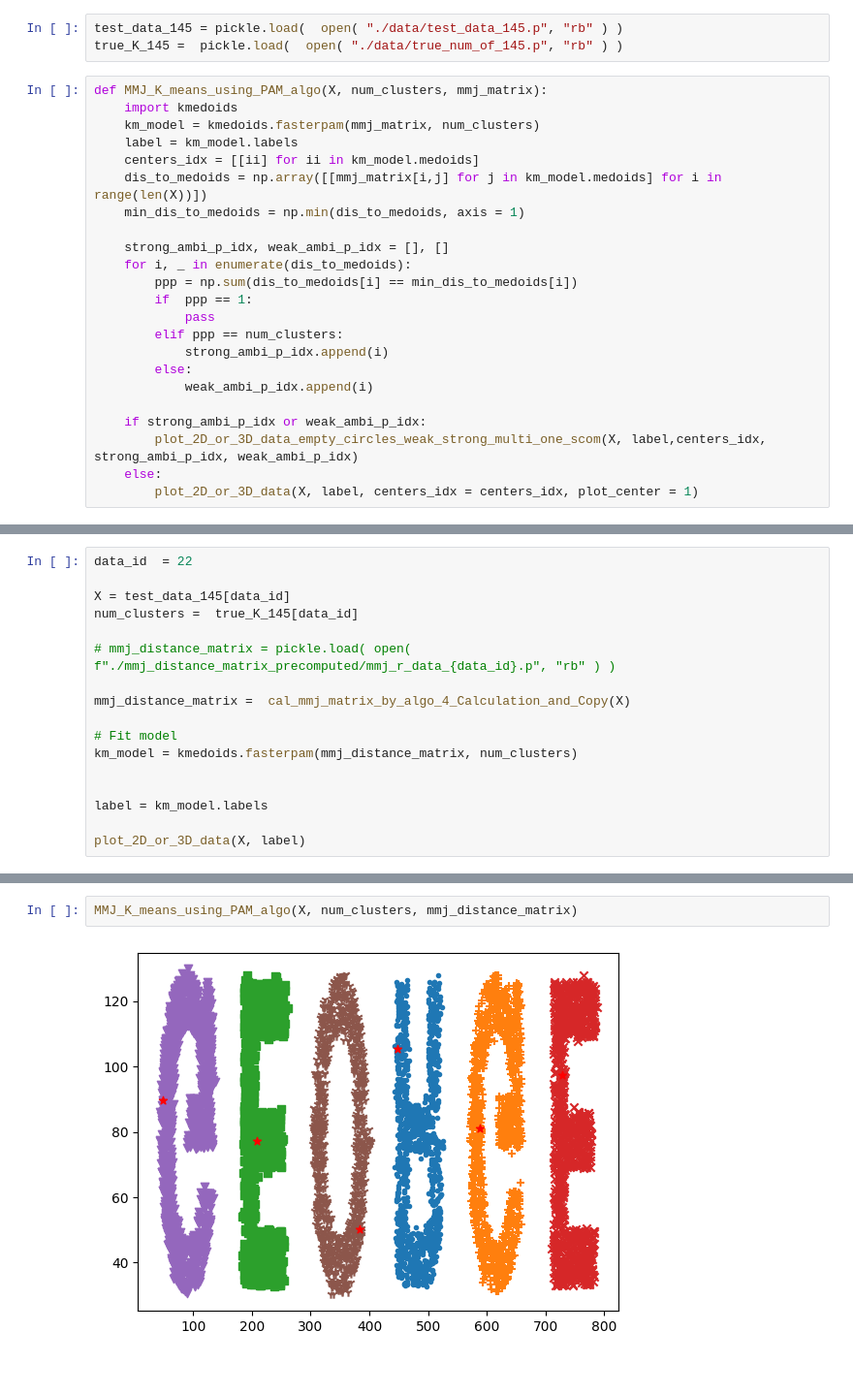
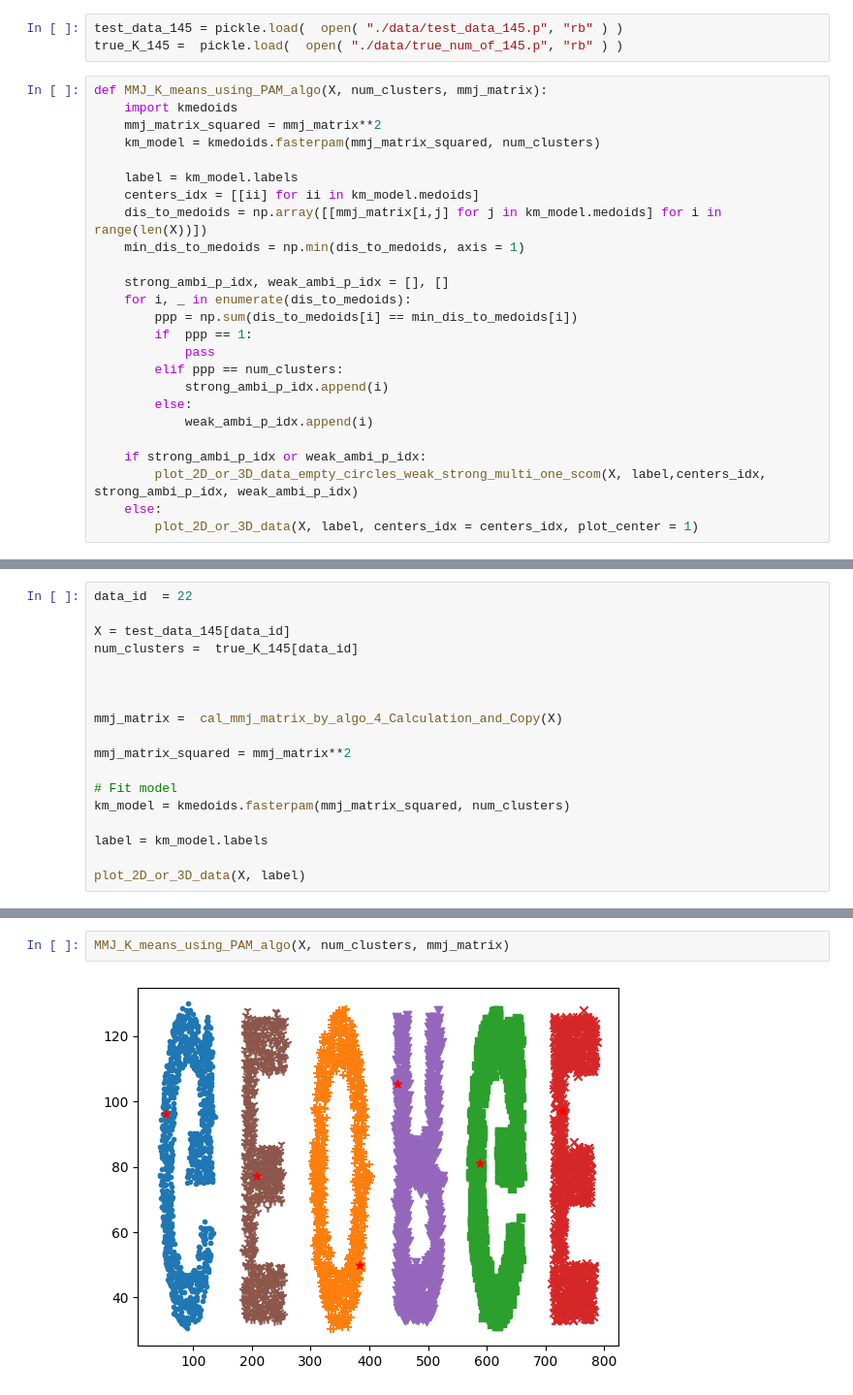
Before and after one commit to mike-liuliu/Min-Max-Jump-distance, a Jupyter notebook: test using PAM algorithm.ipynb, the cells around one changed output, grey strips where cells are left out. Shown at 97% size. Cells and saved outputs as stored; diff of their text form.

```diff
--- a/test using PAM algorithm.ipynb
+++ b/test using PAM algorithm.ipynb
@@ -7,7 +7,9 @@ true_K_145 =  pickle.load(  open( "./data/true_num_of_145.p", "rb" ) )
 # %%
 def MMJ_K_means_using_PAM_algo(X, num_clusters, mmj_matrix):
     import kmedoids
-    km_model = kmedoids.fasterpam(mmj_matrix, num_clusters)
+    mmj_matrix_squared = mmj_matrix**2
+    km_model = kmedoids.fasterpam(mmj_matrix_squared, num_clusters)
+
     label = km_model.labels
     centers_idx = [[ii] for ii in km_model.medoids]
     dis_to_medoids = np.array([[mmj_matrix[i,j] for j in km_model.medoids] for i in range(len(X))])
@@ -150,13 +157,14 @@ data_id  = 22
 X = test_data_145[data_id]
 num_clusters =  true_K_145[data_id]
 
-# mmj_distance_matrix = pickle.load( open( f"./mmj_distance_matrix_precomputed/mmj_r_data_{data_id}.p", "rb" ) )
 
-mmj_distance_matrix =  cal_mmj_matrix_by_algo_4_Calculation_and_Copy(X)
+
+mmj_matrix =  cal_mmj_matrix_by_algo_4_Calculation_and_Copy(X)
+
+mmj_matrix_squared = mmj_matrix**2
 
 # Fit model
-km_model = kmedoids.fasterpam(mmj_distance_matrix, num_clusters)
-
+km_model = kmedoids.fasterpam(mmj_matrix_squared, num_clusters)
 
 label = km_model.labels
 
@@ -166,4 +174,4 @@ plot_2D_or_3D_data(X, label)
 # %%
-MMJ_K_means_using_PAM_algo(X, num_clusters, mmj_distance_matrix)
+MMJ_K_means_using_PAM_algo(X, num_clusters, mmj_matrix)
 # %% [output]
-[figure, old version]
+[figure, new version]
```
Also changed, not shown: parts of 12 cells of this notebook, 3 other files.
